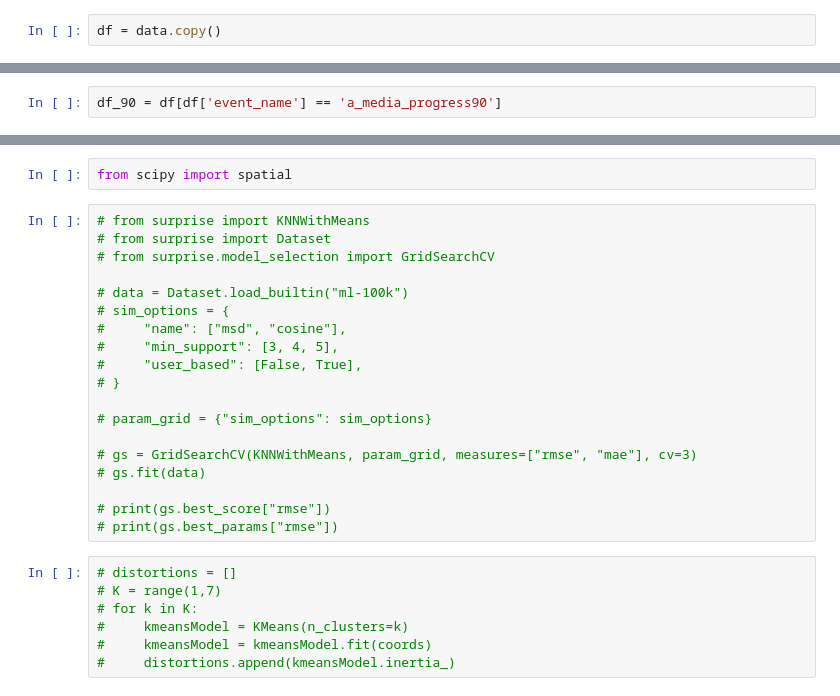
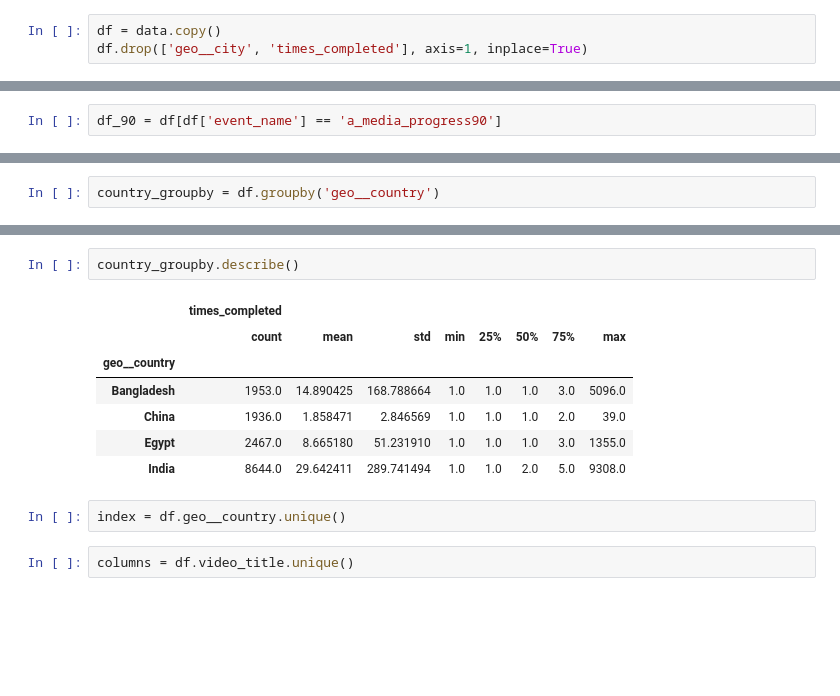
Before and after one commit to dj-betts/jf_project, a Jupyter notebook: recommender_base.ipynb, the cells around one changed output, grey strips where cells are left out. Drawn from its saved outputs; the diff is of its cells as text; blank space fills up the shorter version.

```diff
--- a/recommender_base.ipynb
+++ b/recommender_base.ipynb
@@ -9,6 +37,7 @@ from datetime import datetime
 data = pd.read_csv('/Users/djbetts/Desktop/jf_project/data/recommender_base.csv')
 # %%
 df = data.copy()
+df.drop(['geo__city', 'times_completed'], axis=1, inplace=True)
 # %%
 df.columns
 # %% [output]
@@ -99,0 +115,2 @@ Name: geo__city, Length: 252, dtype: int64
+# %%
+country_groupby = df.groupby('geo__country')
@@ -100,28 +202,14 @@ Name: geo__city, Length: 252, dtype: int64
+# %%
+country_groupby.describe()
+# %% [output]
+|  | times_completed |  |  |  |  |  |  |  |
+|  | count | mean | std | min | 25% | 50% | 75% | max |
+| geo__country |  |  |  |  |  |  |  |  |
+| Bangladesh | 1953.0 | 14.890425 | 168.788664 | 1.0 | 1.0 | 1.0 | 3.0 | 5096.0 |
+| China | 1936.0 | 1.858471 | 2.846569 | 1.0 | 1.0 | 1.0 | 2.0 | 39.0 |
+| Egypt | 2467.0 | 8.665180 | 51.231910 | 1.0 | 1.0 | 1.0 | 3.0 | 1355.0 |
+| India | 8644.0 | 29.642411 | 289.741494 | 1.0 | 1.0 | 2.0 | 5.0 | 9308.0 |
+# %%
+index = df.geo__country.unique()
 # %%
-from scipy import spatial
+columns = df.video_title.unique()
-# %%
-# from surprise import KNNWithMeans
-# from surprise import Dataset
-# from surprise.model_selection import GridSearchCV
-
-# data = Dataset.load_builtin("ml-100k")
-# sim_options = {
-#     "name": ["msd", "cosine"],
-#     "min_support": [3, 4, 5],
-#     "user_based": [False, True],
-# }
-
-# param_grid = {"sim_options": sim_options}
-
-# gs = GridSearchCV(KNNWithMeans, param_grid, measures=["rmse", "mae"], cv=3)
-# gs.fit(data)
-
-# print(gs.best_score["rmse"])
-# print(gs.best_params["rmse"])
-# %%
-# distortions = []
-# K = range(1,7)
-# for k in K:
-#     kmeansModel = KMeans(n_clusters=k)
-#     kmeansModel = kmeansModel.fit(coords)
-#     distortions.append(kmeansModel.inertia_)
```
Also changed, not shown: parts of 26 cells of this notebook.
